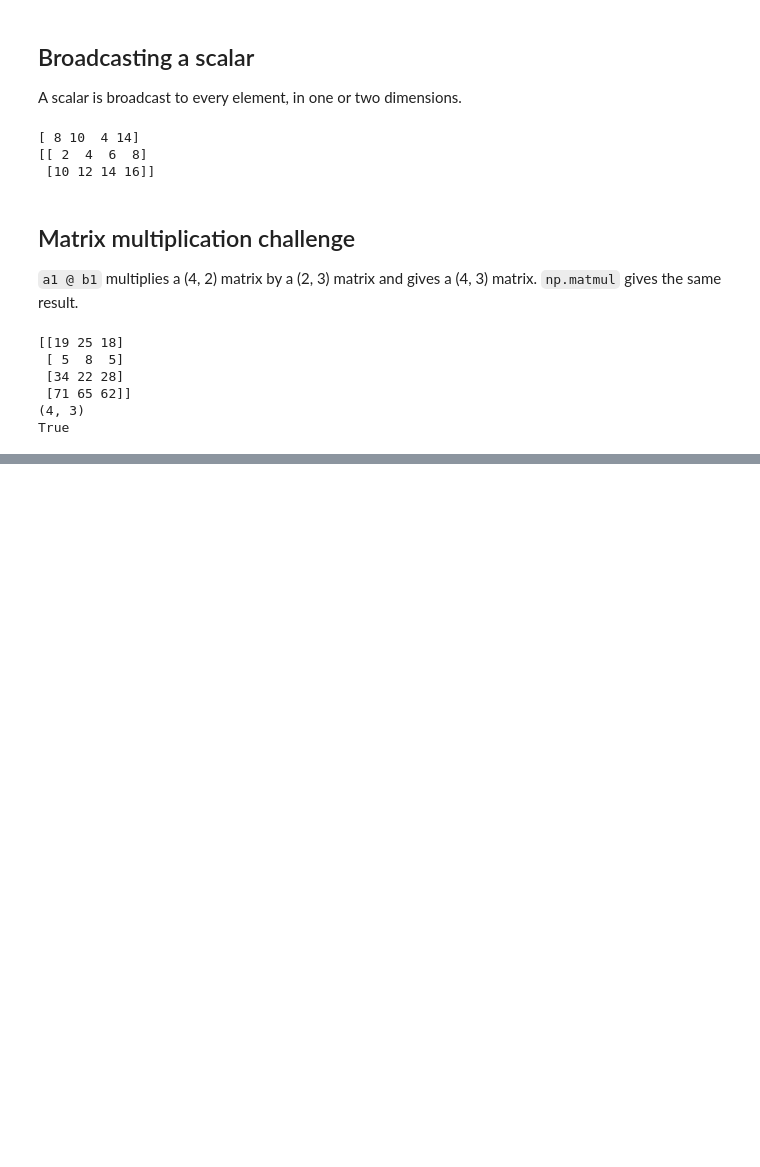
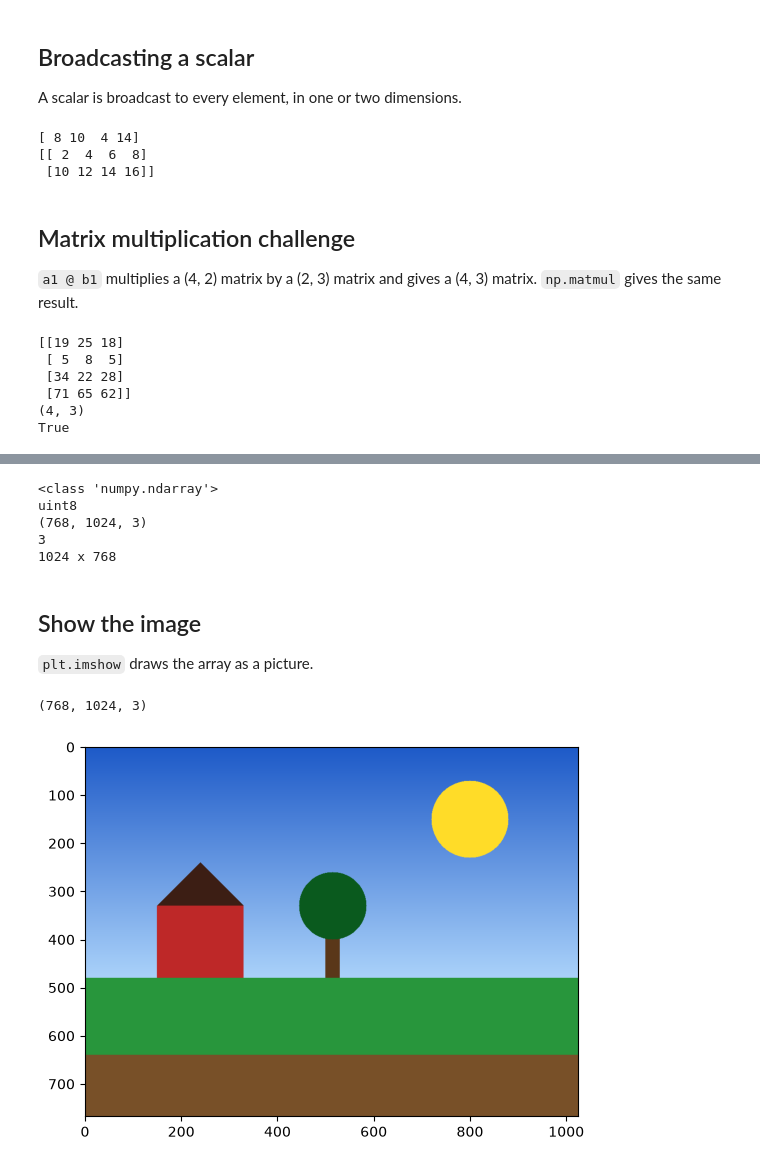
Before and after one commit to Tirsvad-Udemy-100-days-of-code/077-computing-with-numpy, a Jupyter notebook: notebooks/computing_with_numpy.ipynb, the cells around one changed output, grey strips where cells are left out. Cells and saved outputs as stored; diff of their text form; code cells hidden in the pictures; blank space fills up the shorter version.

```diff
--- a/notebooks/computing_with_numpy.ipynb
+++ b/notebooks/computing_with_numpy.ipynb
@@ -296,0 +301,35 @@ True
+# %%
+from computing_with_numpy.domain.images import (
+    describe_image,
+    load_face_image,
+)
+
+img = load_face_image()
+info = describe_image(img)
+print(type(img))
+print(info.dtype)
+print(info.shape)
+print(info.ndim)
+print(f'{info.width} x {info.height}')
+# %% [output]
+<class 'numpy.ndarray'>
+uint8
+(768, 1024, 3)
+3
+1024 x 768
+# %% [markdown]
+## Show the image
+
+`plt.imshow` draws the array as a picture.
+# %%
+import matplotlib.pyplot as plt
+
+from computing_with_numpy.domain.images import load_face_image
+
+img = load_face_image()
+print(img.shape)
+plt.imshow(img)
+plt.show()
+# %% [output]
+(768, 1024, 3)
+[figure, added]
```
Also changed, not shown: parts of 11 cells of this notebook, 21 other files.
